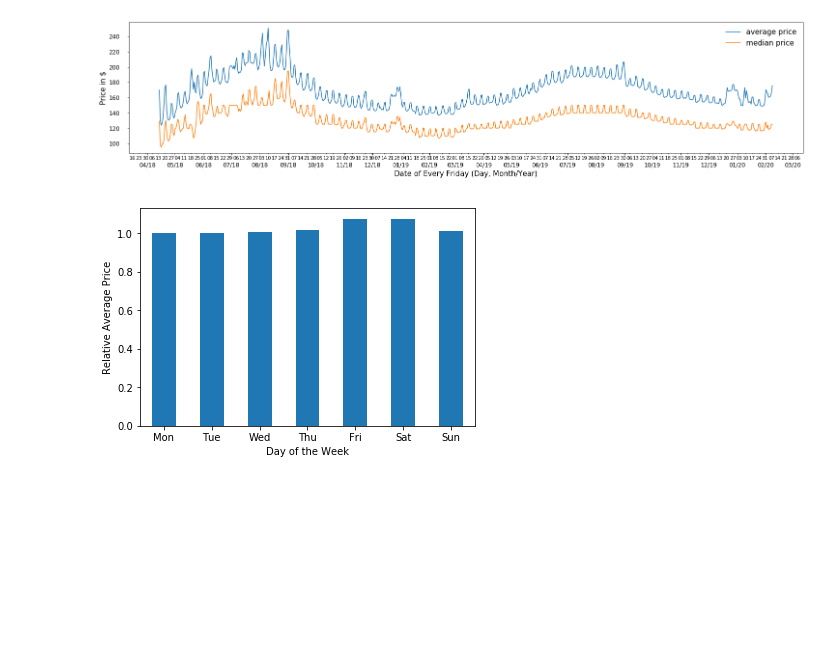
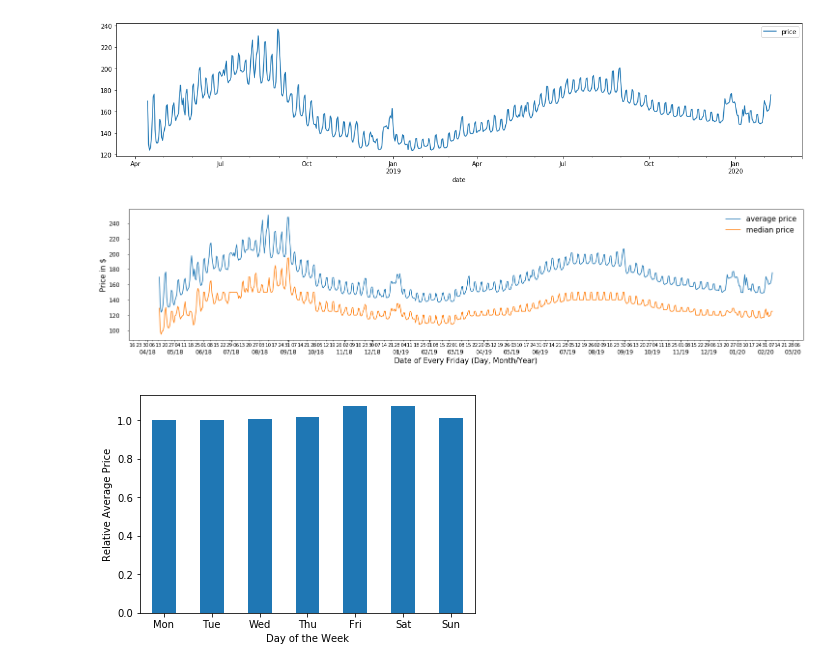
Before and after one commit to hengjiwang/seattle_airbnb_prediction, a Jupyter notebook: clean_and_feature_extraction/calendar_exploration.ipynb, the cells around one changed output. Saved outputs shown, nothing was run; the diff lists cells and outputs as text; code cells hidden in the pictures; blank space fills up the shorter version.

```diff
--- a/clean_and_feature_extraction/calendar_exploration.ipynb
+++ b/clean_and_feature_extraction/calendar_exploration.ipynb
@@ -102,0 +148,2 @@ def explore_calendar(fl):
+# %%
+df1819 = merge_df(folders[2:])
@@ -103,3 +152,7 @@ def explore_calendar(fl):
+# %%
+price1819 = price_df(df1819)
+# %% [output]
+[figure, added]
 # %%
 files = ['2018_04_14','2018_05_17','2018_07_17','2018_08_16','2018_09_14','2018_10_11','2018_11_15','2018_12_13','2019_01_17','2019_02_09']
 mergedf = pd.concat([clean_calendar('../data/'+f+'/calendar.csv') for f in files],sort=False,join='inner')
```
Also changed, not shown: parts of 6 cells of this notebook, 3 other files.
